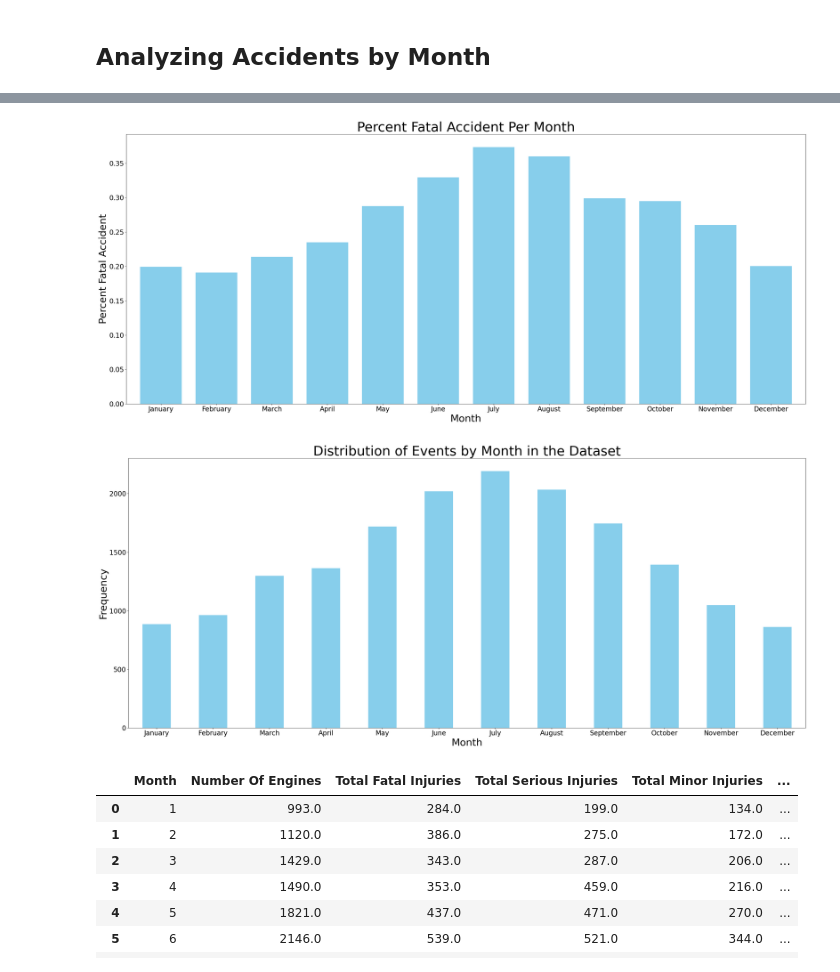
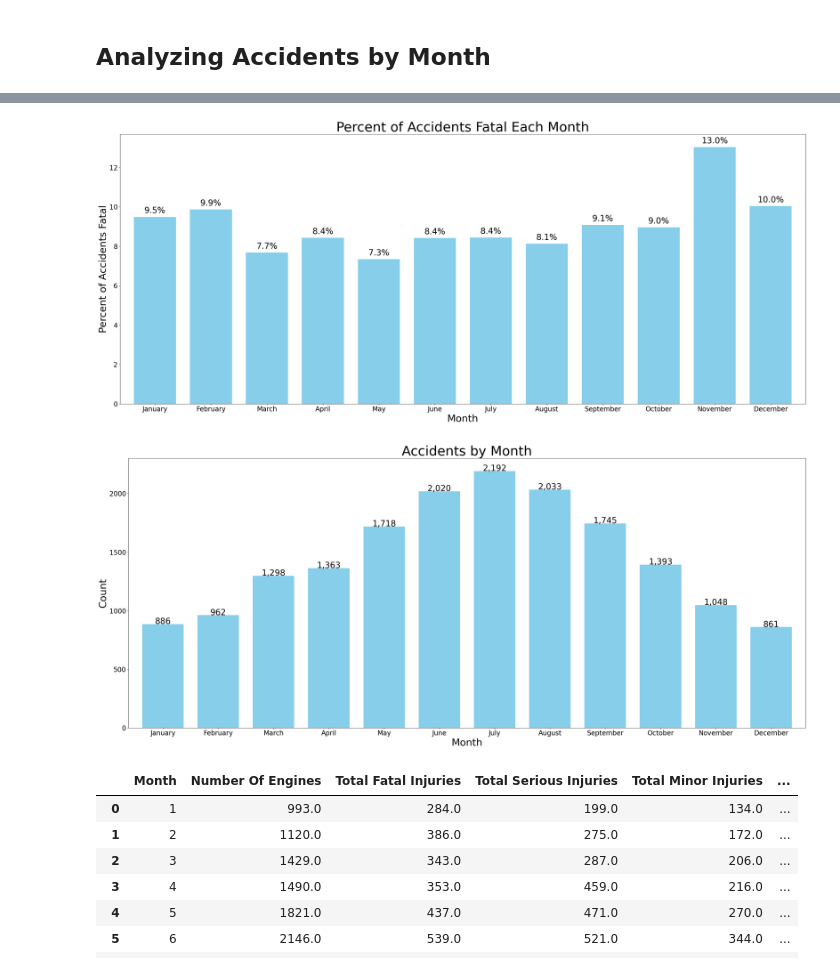
Before and after one commit to serbinaekaterinai/Aircraft-EDA-Project-, a Jupyter notebook: Phase1_Project.ipynb, the cells around one changed output, grey strips where cells are left out. Saved outputs shown, nothing was run; the diff lists cells and outputs as text; code cells hidden in the pictures.

```diff
--- a/Phase1_Project.ipynb
+++ b/Phase1_Project.ipynb
@@ -534,6 +630,7 @@ Name: count, dtype: int64
 airbus_df_model['Consolidated'].replace('Airbus 319-', 'Airbus A319', inplace=True)
 airbus_df_model['Consolidated'].replace('Airbus 320', 'Airbus A320', inplace=True)
 airbus_df_model['Consolidated'].replace('Airbus 321', 'Airbus A321', inplace=True)
+airbus_df_model['Consolidated'].replace('Airbus Indu', 'Airbus A320', inplace=True)
 # %%
 airbus_families_df = airbus_df_model.groupby(by='Consolidated').sum(numeric_only=True)
 airbus_families_df = airbus_families_df.drop(columns=columns_to_drop)
@@ -595,18 +694,18 @@ df_by_month.reset_index(inplace=True)
 
 df_by_month_severity = df.groupby(['Month', 'Injury Severity']).sum(numeric_only = True)
 # %%
-m1 = list(df_by_month_severity.iloc[0:4, :]["Count"].values/sum(df_by_month_severity.iloc[0:3, :]["Count"].values))
-m2 = list(df_by_month_severity.iloc[4:8, :]["Count"].values/sum(df_by_month_severity.iloc[4:7, :]["Count"].values))
-m3 = list(df_by_month_severity.iloc[8:12, :]["Count"].values/sum(df_by_month_severity.iloc[4:7, :]["Count"].values))
-m4 = list(df_by_month_severity.iloc[12:16, :]["Count"].values/sum(df_by_month_severity.iloc[4:7, :]["Count"].values))
-m5 = list(df_by_month_severity.iloc[16:20, :]["Count"].values/sum(df_by_month_severity.iloc[4:7, :]["Count"].values))
-m6 = list(df_by_month_severity.iloc[20:24, :]["Count"].values/sum(df_by_month_severity.iloc[4:7, :]["Count"].values))
-m7 = list(df_by_month_severity.iloc[24:28, :]["Count"].values/sum(df_by_month_severity.iloc[4:7, :]["Count"].values))
-m8 = list(df_by_month_severity.iloc[28:32, :]["Count"].values/sum(df_by_month_severity.iloc[4:7, :]["Count"].values))
-m9 = list(df_by_month_severity.iloc[32:36, :]["Count"].values/sum(df_by_month_severity.iloc[4:7, :]["Count"].values))
-m10 = list(df_by_month_severity.iloc[36:40, :]["Count"].values/sum(df_by_month_severity.iloc[4:7, :]["Count"].values))
-m11 = list(df_by_month_severity.iloc[40:44, :]["Count"].values/sum(df_by_month_severity.iloc[4:7, :]["Count"].values))
-m12 = list(df_by_month_severity.iloc[44:48, :]["Count"].values/sum(df_by_month_severity.iloc[4:7, :]["Count"].values))
+m1 = list(df_by_month_severity.iloc[0:4, :]["Count"].values/sum(df_by_month_severity.iloc[0:4, :]["Count"].values))
+m2 = list(df_by_month_severity.iloc[4:8, :]["Count"].values/sum(df_by_month_severity.iloc[4:8, :]["Count"].values))
+m3 = list(df_by_month_severity.iloc[8:12, :]["Count"].values/sum(df_by_month_severity.iloc[8:12, :]["Count"].values))
+m4 = list(df_by_month_severity.iloc[12:16, :]["Count"].values/sum(df_by_month_severity.iloc[12:16, :]["Count"].values))
+m5 = list(df_by_month_severity.iloc[16:20, :]["Count"].values/sum(df_by_month_severity.iloc[16:20, :]["Count"].values))
+m6 = list(df_by_month_severity.iloc[20:24, :]["Count"].values/sum(df_by_month_severity.iloc[20:24, :]["Count"].values))
+m7 = list(df_by_month_severity.iloc[24:28, :]["Count"].values/sum(df_by_month_severity.iloc[24:28, :]["Count"].values))
+m8 = list(df_by_month_severity.iloc[28:32, :]["Count"].values/sum(df_by_month_severity.iloc[28:32, :]["Count"].values))
+m9 = list(df_by_month_severity.iloc[32:36, :]["Count"].values/sum(df_by_month_severity.iloc[32:36, :]["Count"].values))
+m10 = list(df_by_month_severity.iloc[36:40, :]["Count"].values/sum(df_by_month_severity.iloc[36:40, :]["Count"].values))
+m11 = list(df_by_month_severity.iloc[40:44, :]["Count"].values/sum(df_by_month_severity.iloc[40:44, :]["Count"].values))
+m12 = list(df_by_month_severity.iloc[44:48, :]["Count"].values/sum(df_by_month_severity.iloc[44:48, :]["Count"].values))
 
 len(m1 +m2 + m3 +m4 +m5 + m6 + m7 + m8 +m9 + m10 + m11 +m12)
 # %% [output]
@@ -641,8 +741,6 @@ df_by_month_severity
 # %%
-#df_by_month_severity.reset_index(inplace=True)
-#df_fatal_by_month = df_by_month_severity[df_by_month_severity['Injury Severity'] == 'Fatal']
-#df_fatal_by_month.drop(['index'], axis=1, inplace=True)
-#df_fatal_by_month.reset_index(inplace=True)
+df_by_month_severity.reset_index(inplace=True)
+df_fatal_by_month = df_by_month_severity[df_by_month_severity['Injury Severity'] == 'Fatal']
 df_fatal_by_month
 # %% [output]
 |  | Month | Injury Severity | Number Of Engines | Total Fatal Injuries | Total Serious Injuries | ... |
@@ -660,0 +759,2 @@ df_fatal_by_month
+# %%
+df_fatal_by_month['percent'] = df_fatal_by_month['percent']*100
@@ -661,35 +777,40 @@ df_fatal_by_month
 # %%
 import calendar
 
 plt.figure(figsize=(30,13))
 df_fatal_by_month['percent'].plot(kind='bar', color='skyblue', width=0.75)
 plt.xlabel('Month', fontsize=30)
-plt.ylabel('Percent Fatal Accident', fontsize=30)
+plt.ylabel('Percent of Accidents Fatal', fontsize=30)
 
 month_positions = range(0, 12)  # Assuming 1 to 12 for months
 month_labels = [calendar.month_name[i] for i in df_fatal_by_month['Month']]
-plt.title('Percent Fatal Accident Per Month', fontsize=40)
+plt.title('Percent of Accidents Fatal Each Month', fontsize=40)
 plt.xticks(month_positions, month_labels, rotation=0, fontsize=20)
 plt.yticks(rotation=0, fontsize=20)
 plt.tight_layout()
+for i, v in enumerate(df_fatal_by_month['percent']):
+    plt.text(i, v + .2, f"{v:.1f}%", ha='center', fontsize=25, color='black')
+
 plt.show()
 # %% [output]
-[figure, old version]
+[figure, new version]
 # %%
 import calendar
 
 plt.figure(figsize=(30, 13))
-ax = df_by_month['Count'].plot(kind='bar', color='skyblue')
+ax = df_by_month['Count'].plot(kind='bar', color='skyblue', width=0.75)
 plt.xlabel('Month', fontsize=30)
-plt.ylabel('Frequency', fontsize=30)
+plt.ylabel('Count', fontsize=30)
 month_names = [calendar.month_name[i] for i in df_by_month['Month']]
 plt.yticks(rotation=0, fontsize=20)
 ax.set_xticklabels(month_names, rotation=0, fontsize=20)
-plt.title('Distribution of Events by Month in the Dataset', fontsize=40)
+plt.title('Accidents by Month', fontsize=40)
 plt.tight_layout()
+for i, v in enumerate(df_by_month['Count']):
+    plt.text(i, v + 1.5, f"{v:,.0f}", ha='center', fontsize=25, color='black')
 plt.show()
 # %% [output]
-[figure, old version]
+[figure, new version]
 # %%
 df_by_month['Percent Fatal Injuries'] = (df_by_month['Total Fatal Injuries'] / df_by_month['Total Passengers'])*100
 df_by_month['Percent Serious Injuries'] = (df_by_month['Total Serious Injuries'] / df_by_month['Total Passengers'])*100
```
Also changed, not shown: parts of 48 cells of this notebook.
